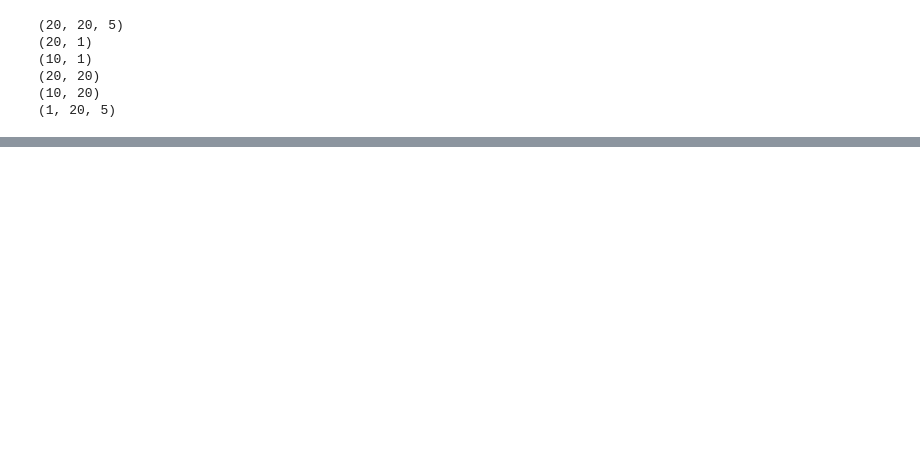
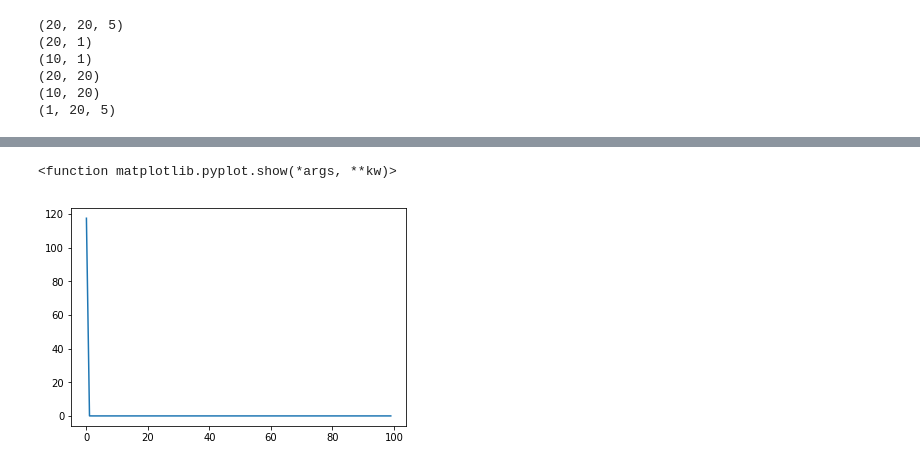
Before and after one commit to bwdGitHub/artificial-neural-networks, a Jupyter notebook: interactive testing.ipynb, the cells around one changed output, grey strips where cells are left out. Drawn from its saved outputs; the diff is of its cells as text; code cells hidden in the pictures; blank space fills up the shorter version.

Commit message:
Interactive test seems to train in trivial case. Added notes to ToDo.txt

```diff
--- a/interactive testing.ipynb
+++ b/interactive testing.ipynb
@@ -54,7 +54,9 @@ loss.forward(z3, y)
 # %%
 params = []
+xhat = x
 for layer in nn.layers:
-    params.append(layer.get_training_parameters(x))
+    params.append(layer.get_training_parameters(xhat))
+    xhat = layer.forward(xhat)
 # %%
 dLdZ = loss.x_gradient(nn.forward(x),y)
 # %%
@@ -169,0 +298,5 @@ print(layer_updates)
+# %%
+preds = []
+for i in range(100):
+    train(nn,10,1e-3)
+    preds.append(nn.forward(x))
@@ -169,0 +321,11 @@ print(layer_updates)
+# %%
+errors = []
+for pred in preds:
+    errors.append(np.square(np.sum(pred-y)))
+# %%
+import matplotlib.pyplot as plt
+plt.plot(errors)
+plt.show
+# %% [output]
+<function matplotlib.pyplot.show(*args, **kw)>
+[figure, added]
```
Also changed, not shown: parts of 11 cells of this notebook, 1 other file.
